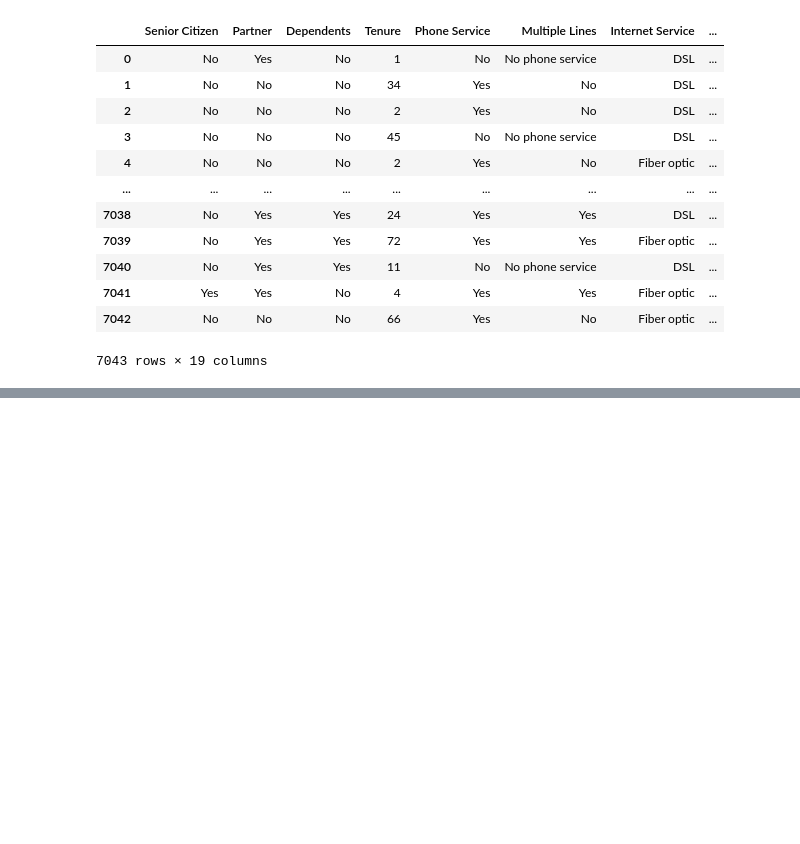
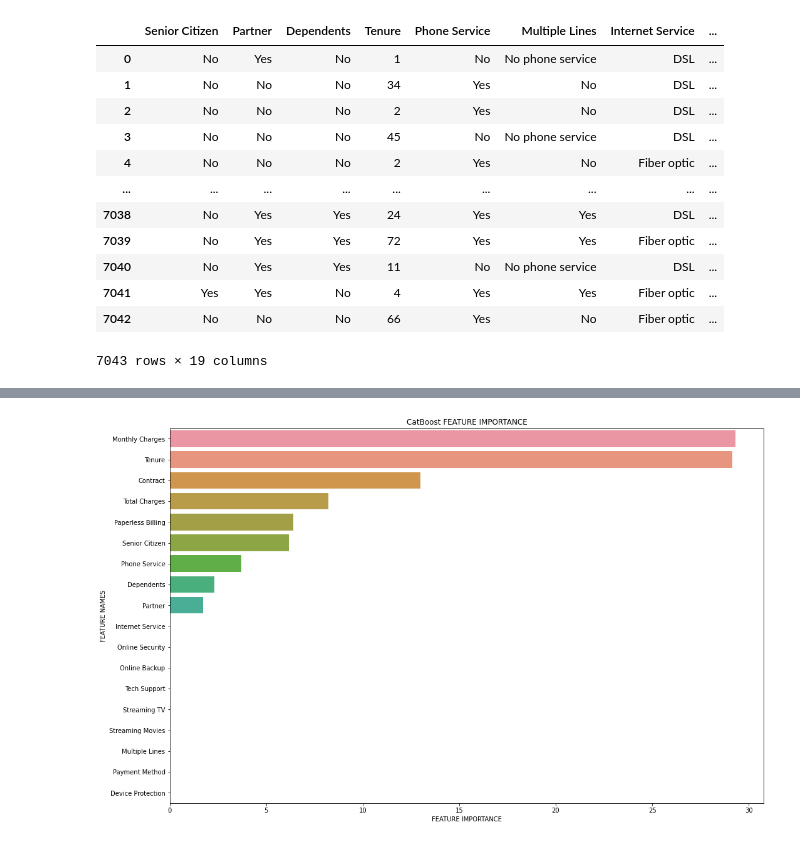
Before and after one commit to gaherna3/Case-Study-3-, a Jupyter notebook: Telco Churning - Modeling - Case Study 3.ipynb, the cells around one changed output, grey strips where cells are left out. Drawn from its saved outputs; the diff is of its cells as text; code cells hidden in the pictures; blank space fills up the shorter version.

```diff
--- a/Telco Churning - Modeling - Case Study 3.ipynb
+++ b/Telco Churning - Modeling - Case Study 3.ipynb
@@ -351,0 +367,2 @@ df_model
+# %%
+df_model['Total Charges'] = np.where(df_model['Tenure']==0,'0', df_model['Total Charges'])
@@ -352,3 +392,7 @@ df_model
+# %%
+df_model['Total Charges'] = df_model['Total Charges'].astype(int)
+# %%
+df_model['Monthly Charges'] = df_model['Monthly Charges'].astype(int)
 # %%
 from pandas.api.types import is_numeric_dtype
 
@@ -453,0 +568,21 @@ convert_cats(X)
+# %%
+def plot_feature(important, name, model_type):
+
+    feature_importance = np.array(important)
+    feature_names = np.array(name)
+
+    data={'feature_names': feature_names,'feature_importance':feature_importance}
+    fi_df = pd.DataFrame(data)
+
+    fi_df.sort_values(by=['feature_importance'], ascending=False, inplace=True)
+
+    plt.figure(figsize=(17,11))
+    sns.barplot(x=fi_df['feature_importance'],y=fi_df['feature_names'])
+
+    plt.title(model_type + ' FEATURE IMPORTANCE')
+    plt.xlabel('FEATURE IMPORTANCE')
+    plt.ylabel('FEATURE NAMES')
+
+plot_feature(CBmodel.get_feature_importance(),X.columns,'CatBoost')
+# %% [output]
+[figure, added]
```
Also changed, not shown: parts of 28 cells of this notebook.
